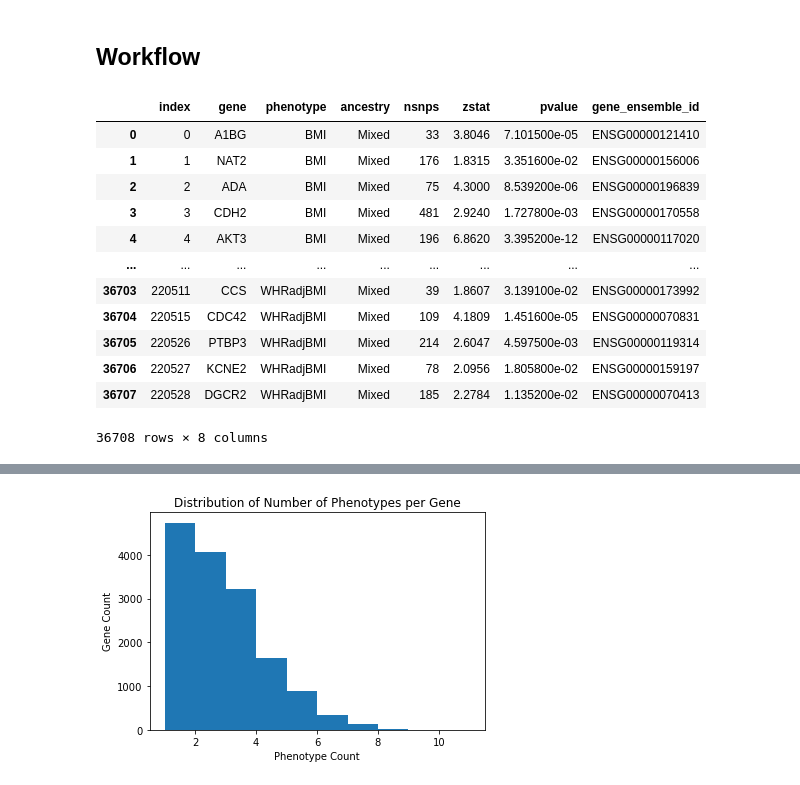
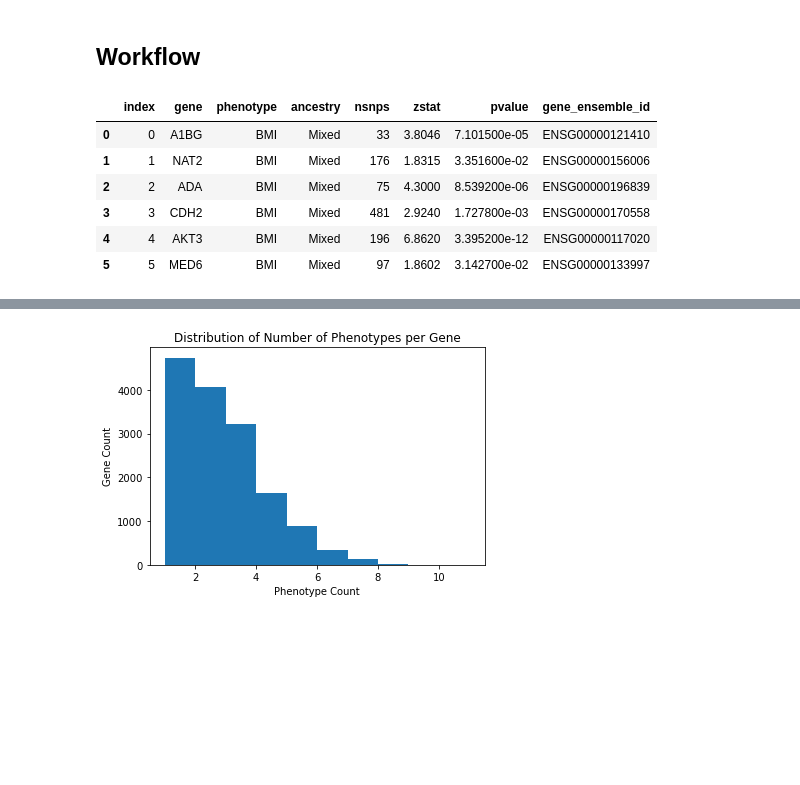
Before and after one commit to rahulsharma35/obesity_gene_analysis, a Jupyter notebook: obesity_gene_analysis.ipynb, the cells around one changed output, grey strips where cells are left out. Cells and saved outputs as stored; diff of their text form; code cells hidden in the pictures; blank space fills up the shorter version.

```diff
--- a/obesity_gene_analysis.ipynb
+++ b/obesity_gene_analysis.ipynb
@@ -303,20 +303,14 @@ data_url = "http://public.type2diabeteskb.org/dccservices/testcalls/magma/gene/o
 orig_gene_df = get_df_from_url(data_url)
 # %%
 filtered_gene_df = filter_col_by_range(data=orig_gene_df, min_val=0, max_val=0.05, col_name="pvalue")
-filtered_gene_df
+filtered_gene_df[:6]
 # %% [output]
 |  | index | gene | phenotype | ancestry | nsnps | zstat | pvalue | gene_ensemble_id |
 | 0 | 0 | A1BG | BMI | Mixed | 33 | 3.8046 | 7.101500e-05 | ENSG00000121410 |
 | 1 | 1 | NAT2 | BMI | Mixed | 176 | 1.8315 | 3.351600e-02 | ENSG00000156006 |
 | 2 | 2 | ADA | BMI | Mixed | 75 | 4.3000 | 8.539200e-06 | ENSG00000196839 |
 | 3 | 3 | CDH2 | BMI | Mixed | 481 | 2.9240 | 1.727800e-03 | ENSG00000170558 |
 | 4 | 4 | AKT3 | BMI | Mixed | 196 | 6.8620 | 3.395200e-12 | ENSG00000117020 |
-| ... | ... | ... | ... | ... | ... | ... | ... | ... |
-| 36703 | 220511 | CCS | WHRadjBMI | Mixed | 39 | 1.8607 | 3.139100e-02 | ENSG00000173992 |
-| 36704 | 220515 | CDC42 | WHRadjBMI | Mixed | 109 | 4.1809 | 1.451600e-05 | ENSG00000070831 |
-| 36705 | 220526 | PTBP3 | WHRadjBMI | Mixed | 214 | 2.6047 | 4.597500e-03 | ENSG00000119314 |
-| 36706 | 220527 | KCNE2 | WHRadjBMI | Mixed | 78 | 2.0956 | 1.805800e-02 | ENSG00000159197 |
-| 36707 | 220528 | DGCR2 | WHRadjBMI | Mixed | 185 | 2.2784 | 1.135200e-02 | ENSG00000070413 |
+| 5 | 5 | MED6 | BMI | Mixed | 97 | 1.8602 | 3.142700e-02 | ENSG00000133997 |
-36708 rows × 8 columns
 # %%
 gene_dict = generate_gene_dict(filtered_gene_df)
```
Also changed, not shown: parts of 12 cells of this notebook, 6 other files.
